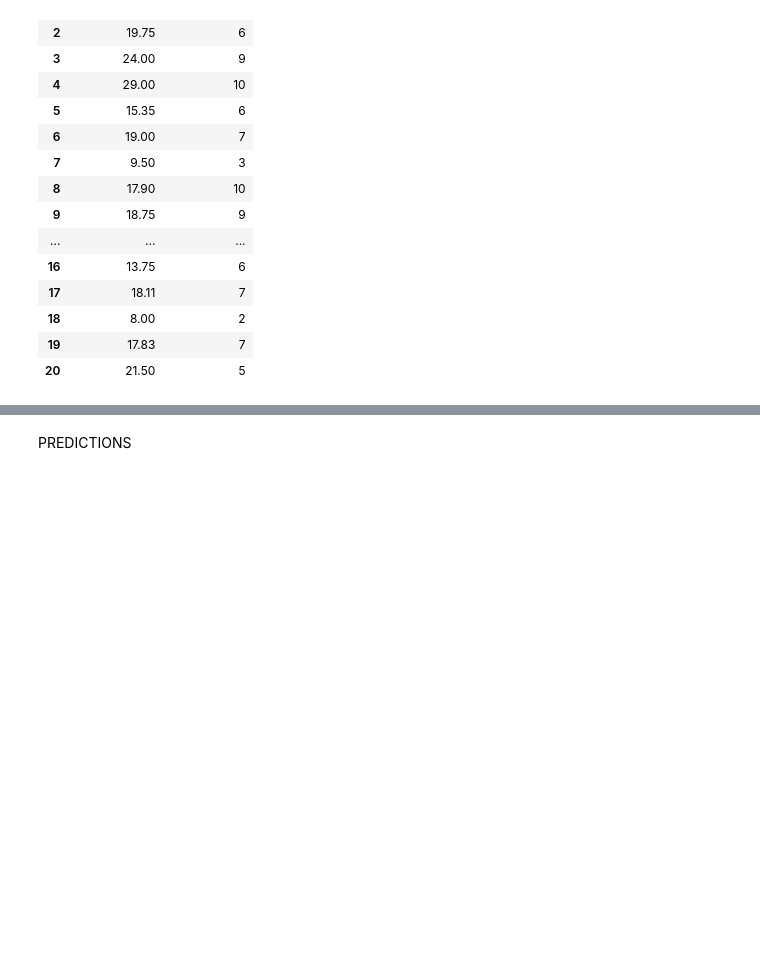
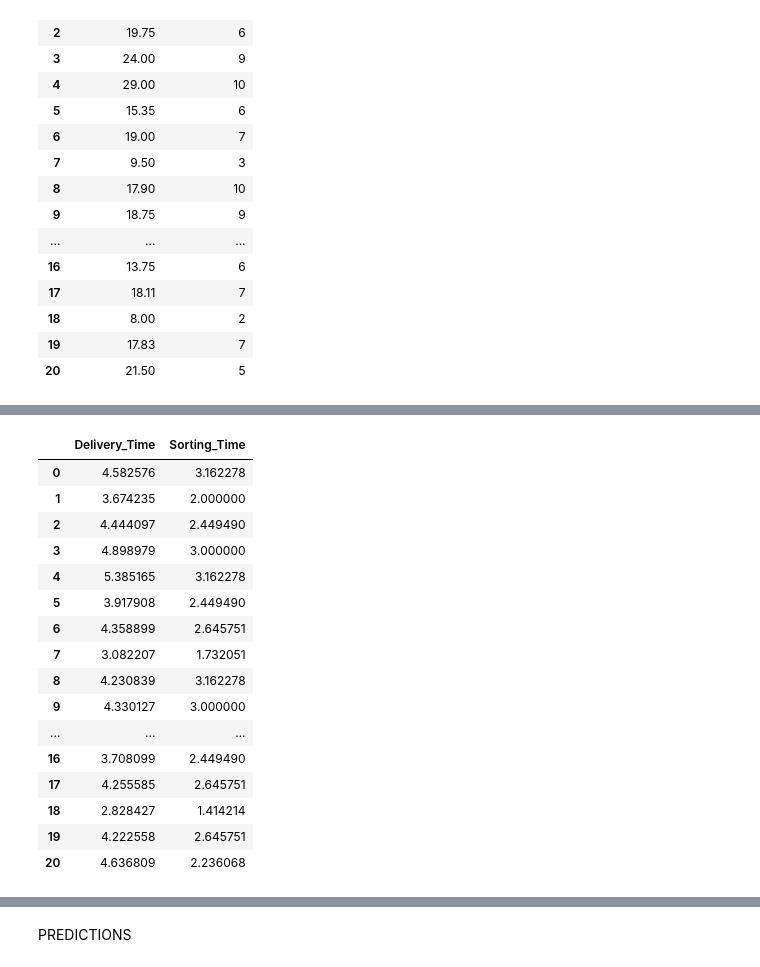
Before and after one commit to SamadSultan/4-SIMPLE-LINEAR-REGRESSION, a Jupyter notebook: delivery time.ipynb, the cells around one changed output, grey strips where cells are left out. Cells and saved outputs as stored; diff of their text form; code cells hidden in the pictures; blank space fills up the shorter version.

```diff
--- a/delivery time.ipynb
+++ b/delivery time.ipynb
@@ -133,0 +155,22 @@ data
+# %%
+data_sqrt = np.sqrt(data)
+# %%
+data_sqrt
+# %% [output]
+|  | Delivery_Time | Sorting_Time |
+| 0 | 4.582576 | 3.162278 |
+| 1 | 3.674235 | 2.000000 |
+| 2 | 4.444097 | 2.449490 |
+| 3 | 4.898979 | 3.000000 |
+| 4 | 5.385165 | 3.162278 |
+| 5 | 3.917908 | 2.449490 |
+| 6 | 4.358899 | 2.645751 |
+| 7 | 3.082207 | 1.732051 |
+| 8 | 4.230839 | 3.162278 |
+| 9 | 4.330127 | 3.000000 |
+| ... | ... | ... |
+| 16 | 3.708099 | 2.449490 |
+| 17 | 4.255585 | 2.645751 |
+| 18 | 2.828427 | 1.414214 |
+| 19 | 4.222558 | 2.645751 |
+| 20 | 4.636809 | 2.236068 |
```
Also changed, not shown: parts of 11 cells of this notebook, 1 other file.
